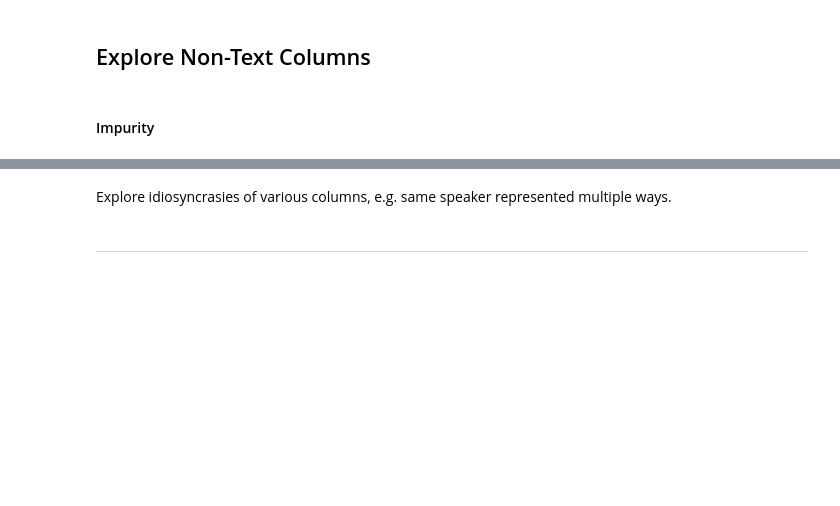
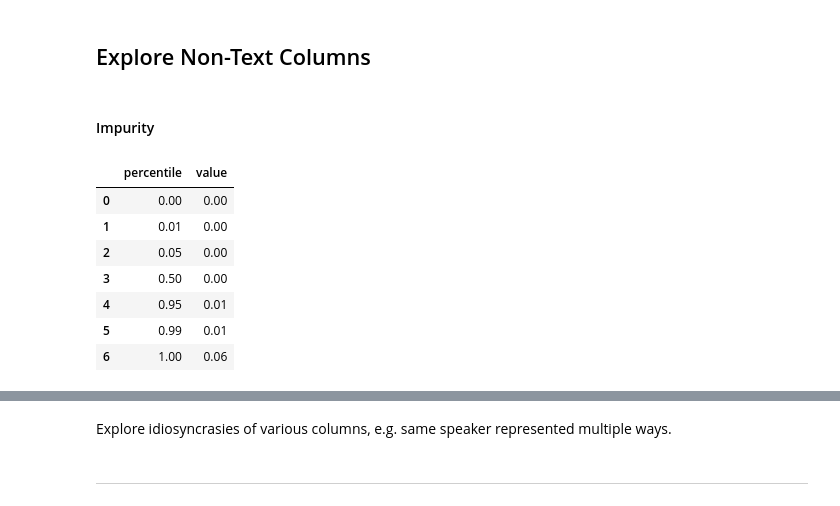
Before and after one commit to shane-kercheval/nlp-template, a Jupyter notebook: source/notebooks/text_eda_reddit.ipynb, the cells around one changed output, grey strips where cells are left out. Saved outputs shown, nothing was run; the diff lists cells and outputs as text; code cells hidden in the pictures; blank space fills up the shorter version.

```diff
--- a/source/notebooks/text_eda_reddit.ipynb
+++ b/source/notebooks/text_eda_reddit.ipynb
@@ -68,6 +162,17 @@ df['post'].iloc[0][0:1000]
 ## Explore Non-Text Columns
 # %% [markdown]
 #### Impurity
+# %%
+percentiles(np.array([x.impurity() for x in reddit_corpus]))
+# %% [output]
+|  | percentile | value |
+| 0 | 0.00 | 0.00 |
+| 1 | 0.01 | 0.00 |
+| 2 | 0.05 | 0.00 |
+| 3 | 0.50 | 0.00 |
+| 4 | 0.95 | 0.01 |
+| 5 | 0.99 | 0.01 |
+| 6 | 1.00 | 0.06 |
 # %%
 ax = df['impurity'].plot(kind='box', vert=False, figsize=(10, 1))
 ax.set_title("Distribution of Post Impurity")
```
Also changed, not shown: parts of 12 cells of this notebook.
